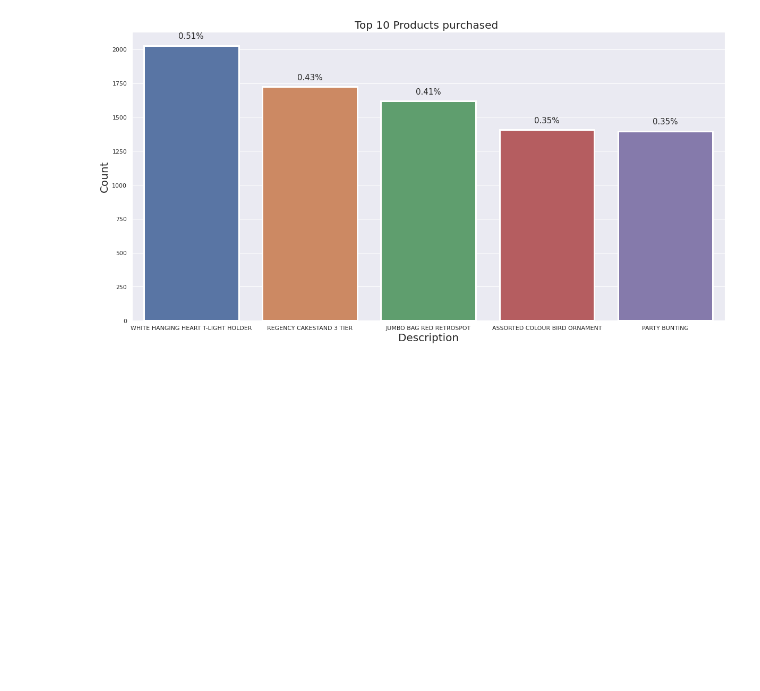
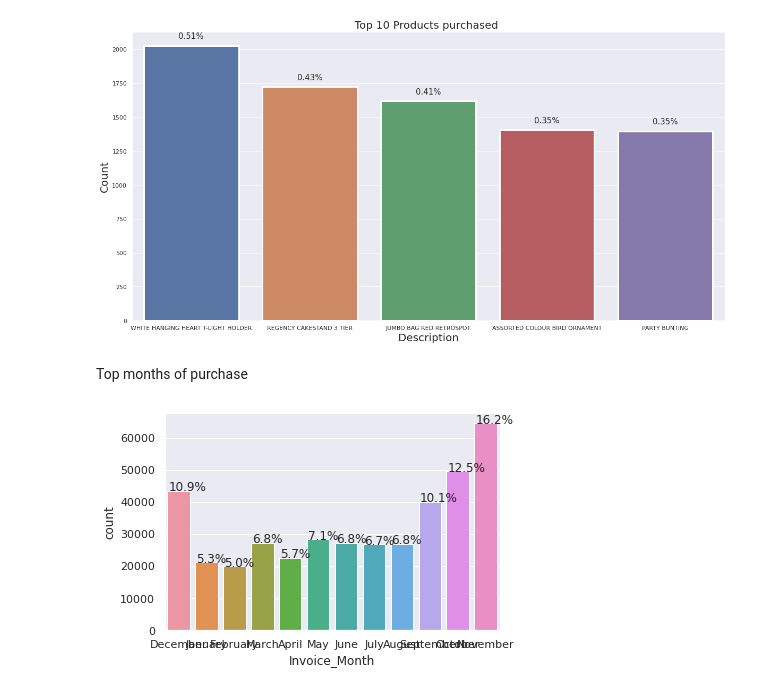
Before and after one commit to DrKamaleshR/Customersegmentation-unsupervised, a Jupyter notebook: Online_Retail_Customer_Segmentation_Capstone_Project.ipynb, the cells around one changed output. Saved outputs shown, nothing was run; the diff lists cells and outputs as text; code cells hidden in the pictures; blank space fills up the shorter version.

```diff
--- a/Online_Retail_Customer_Segmentation_Capstone_Project.ipynb
+++ b/Online_Retail_Customer_Segmentation_Capstone_Project.ipynb
@@ -238,15 +238,3 @@ for p in splot.patches:
     splot.text(p.get_x()+p.get_width()/2, height+500, '{:1.2f}''%'.format(height/CS2.shape[0]*100),ha = "center", SIZE = 17)
 # %% [output]
 [figure]
-# %%
-#Top 10 Products
-TopProducts = pd.DataFrame(CS2['Description'].value_counts().sort_values(ascending = False).reset_index())
-TopProducts.rename(columns = {'index':'Description','Description':'counts'},inplace = True)
-plt.figure(figsize = (9,5))
-plot3=sns.barplot(x = 'Description',y = 'counts',palette= 'Set2',data = TopCustomers[:10])
-plt.xlabel('Description')
-plt.ylabel('Frequency')
-plt.title("Top 1O products purchased")
-for p in plot3.patches:
-    height = p.get_height()
-    plot1.text(p.get_x()+p.get_width()/2, height+500, '{:1.2f}''%'.format(height/CS2.shape[0]*100),ha = "center", SIZE = 17)
@@ -267,3 +253,19 @@ for p in plot3.patches:
     plot3.text(p.get_x()+p.get_width()/2, height+50, '{:1.2f}''%'.format(height/CS2.shape[0]*100),ha = "center", SIZE = 15)
 # %% [output]
 [figure]
+# %% [markdown]
+Top months of purchase
+# %%
+def PLOT(plot, feature):
+    total = len(feature)
+    for p in plot.patches:
+        percentage = '{:.1f}%'.format(100 * p.get_height()/total)
+        x = p.get_x() + p.get_width()/ 10-0.05
+        y = p.get_y() + p.get_height()
+        ax.annotate(percentage, (x, y), size = 12)
+    plt.show()
+# %%
+ax = sns.countplot(CS2['Invoice_Month'])
+PLOT(ax, CS2['Invoice_Month'])
+# %% [output]
+[figure, added]
```
Also changed, not shown: parts of 21 cells of this notebook.
